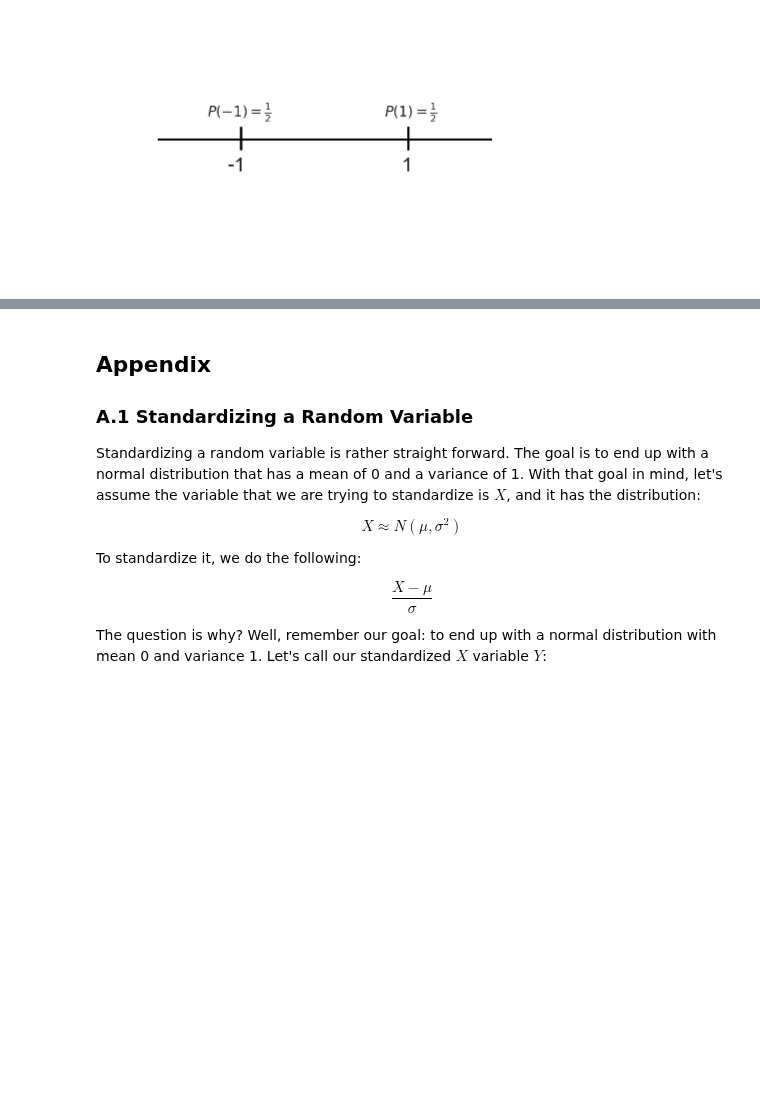
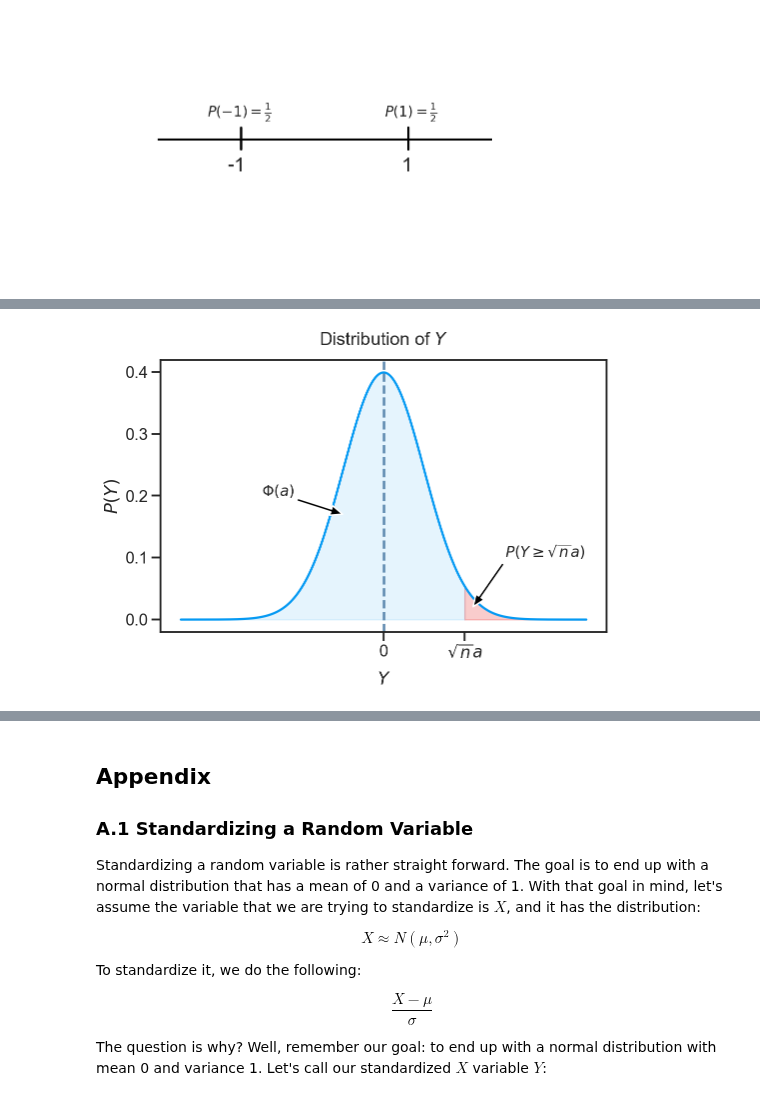
Before and after one commit to NathanielDake/intuitiveml, a Jupyter notebook: Mathematics/03-Probability-03-Inequalities.ipynb, the cells around one changed output, grey strips where cells are left out. Cells and saved outputs as stored; diff of their text form; code cells hidden in the pictures; blank space fills up the shorter version.

```diff
--- a/Mathematics/03-Probability-03-Inequalities.ipynb
+++ b/Mathematics/03-Probability-03-Inequalities.ipynb
@@ -676,63 +733,43 @@ Now, we can standardize $Y$ by dividing the by the square root of $n$. The proof
 # %%
-from scipy.stats import norm
-
 fig = plt.figure(figsize=(8, 5))
 
-lower_bound = -2.5
-upper_bound = 2.5
-length = 2000
+a = 2
 
 mu = 0
 sigma = 1
 expected_mean = 1
 num_observed_points = 50
 observed_data = np.random.normal(expected_mean, sigma, num_observed_points)
 
 x_axis = np.arange(-5, 5, 0.001)
 y = norm.pdf(x_axis, mu, sigma)
 plt.plot(x_axis, y, color=sns.xkcd_rgb["azure"])
 plt.axvline(x=0, color=sns.xkcd_rgb["dusty blue"], linestyle="dashed")
 
 plt.annotate(
-    r'$z_{left}$',
-    xy=(-2, 0.02),
-    xytext=(-3.2, 0.2),
-    arrowprops=dict(facecolor='black', shrink=0.05),
+    r'$\Phi(a)$',
+    xy=(-1, 0.17),
+    xytext=(-3, 0.2),
+    arrowprops=dict(facecolor='black', shrink=0.01, width=3, headwidth=10),
     size=15
 )
 
 plt.annotate(
-    r'$z_{right}$',
-    xy=(2, 0.02),
-    xytext=(2.5, 0.2),
-    arrowprops=dict(facecolor='black', shrink=0.05),
+    r'$P(Y \geq  \sqrt{n}a)$',
+    xy=(2.2, 0.02),
+    xytext=(3, 0.1),
+    arrowprops=dict(facecolor='black', shrink=0.01, width=3, headwidth=10),
     size=15
 )
 
-plt.annotate(
-    "2.5%",
-    xy=(2.2, 0.01),
-    xytext=(3, 0.1),
-    arrowprops=dict(facecolor='black', shrink=0.005),
-    size=15
-)
+plt.fill_between(x_axis, y, where=(x_axis < a), color=sns.xkcd_rgb["azure"], alpha=0.1)
+plt.fill_between(x_axis, y, where=(x_axis > a), color=sns.xkcd_rgb["red"], alpha=0.2)
 
-plt.annotate(
-    "2.5%",
-    xy=(-2.2, 0.01),
-    xytext=(-4, 0.1),
-    arrowprops=dict(facecolor='black', shrink=0.005),
-    size=15
-)
+plt.xlabel(r"$Y$", labelpad=10)
+plt.ylabel(r"$P(Y)$")
+plt.title(r"Distribution of $Y$", pad=15)
+plt.xticks([0, a], [0, r"$\sqrt{n}a$"])
 
-plt.annotate(
-    '95%',
-    [-0.35, 0.2],
-    size=25
-)
-
-plt.title("95% Confidence Interval")
-
-plt.fill_between(x_axis, y, where=(y > 0.05), color=sns.xkcd_rgb["azure"], alpha=0.2)
-plt.fill_between(x_axis, y, where=(y < 0.05), color=sns.xkcd_rgb["red"], alpha=0.5)
 plt.show()
+# %% [output]
+[figure, added]
```
Also changed, not shown: parts of 12 cells of this notebook.
